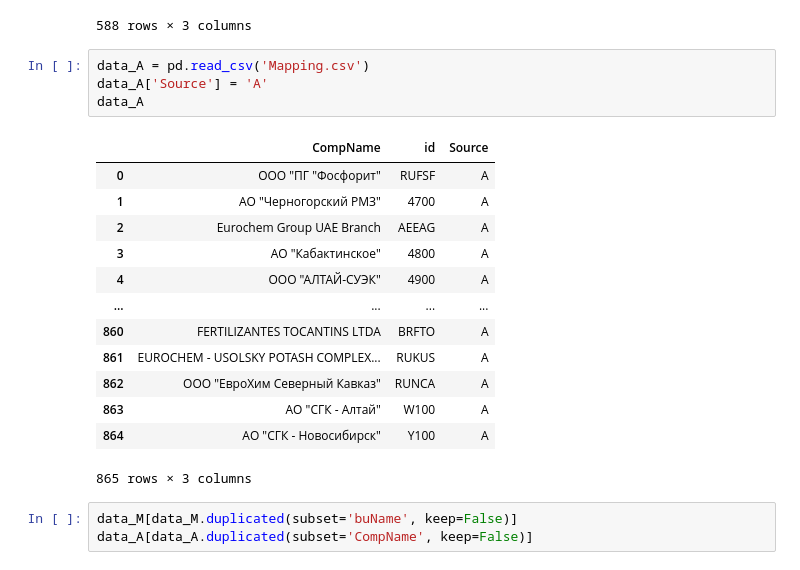
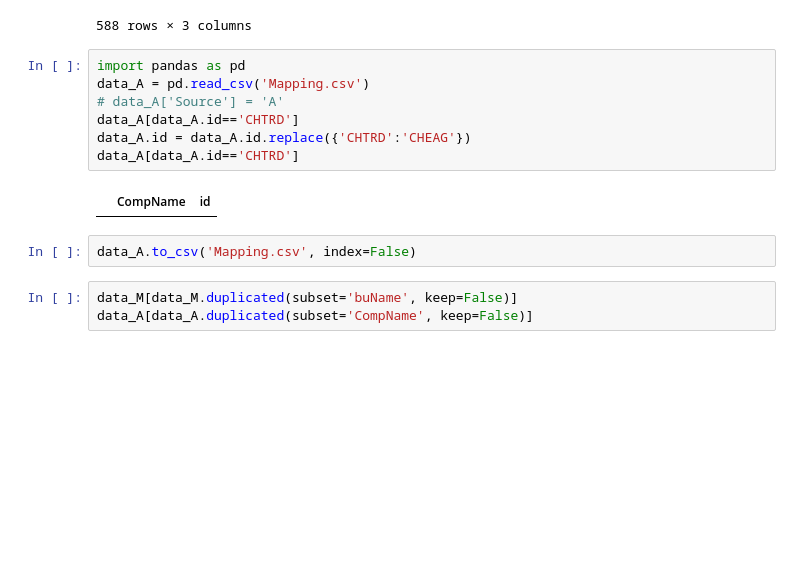
Before and after one commit to Lirollel/Work_AIM_Jupyter-Python-Pandas, a Jupyter notebook: Working_attributes/test.ipynb, the cells around one changed output. Saved outputs shown, nothing was run; the diff lists cells and outputs as text; blank space fills up the shorter version.

```diff
--- a/Working_attributes/test.ipynb
+++ b/Working_attributes/test.ipynb
@@ -51,24 +51,17 @@ data_M
 | 586 | TerraBrown AG | 7100 | M |
 | 587 | Terra Brown Singapore Pte Ltd | 7I00 | M |
 588 rows × 3 columns
-# %%
-data_A = pd.read_csv('Mapping.csv')
-data_A['Source'] = 'A'
-data_A
-# %% [output]
-|  | CompName | id | Source |
-| 0 | ООО "ПГ "Фосфорит" | RUFSF | A |
-| 1 | АО "Черногорский РМЗ" | 4700 | A |
-| 2 | Eurochem Group UAE Branch | AEEAG | A |
-| 3 | АО "Кабактинское" | 4800 | A |
-| 4 | ООО "АЛТАЙ-СУЭК" | 4900 | A |
-| ... | ... | ... | ... |
-| 860 | FERTILIZANTES TOCANTINS LTDA | BRFTO | A |
-| 861 | EUROCHEM - USOLSKY POTASH COMPLEX... | RUKUS | A |
-| 862 | ООО "ЕвроХим Северный Кавказ" | RUNCA | A |
-| 863 | АО "СГК - Алтай" | W100 | A |
-| 864 | АО "СГК - Новосибирск" | Y100 | A |
-865 rows × 3 columns
+# %%
+import pandas as pd
+data_A = pd.read_csv('Mapping.csv')
+# data_A['Source'] = 'A'
+data_A[data_A.id=='CHTRD']
+data_A.id = data_A.id.replace({'CHTRD':'CHEAG'})
+data_A[data_A.id=='CHTRD']
+# %% [output]
+|  | CompName | id |
+# %%
+data_A.to_csv('Mapping.csv', index=False)
 # %%
 data_M[data_M.duplicated(subset='buName', keep=False)]
 data_A[data_A.duplicated(subset='CompName', keep=False)]
```
Also changed, not shown: 7 other files.
